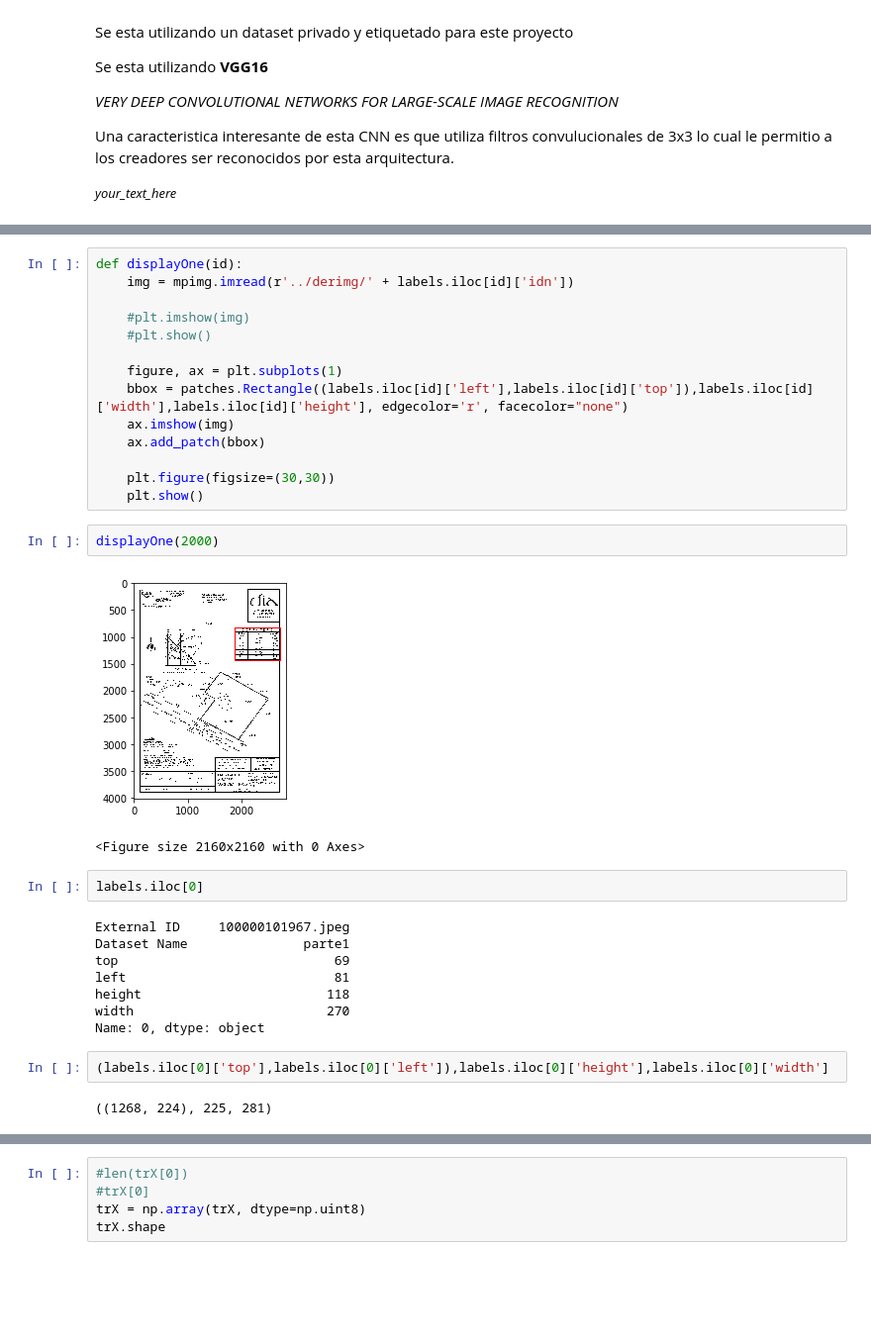
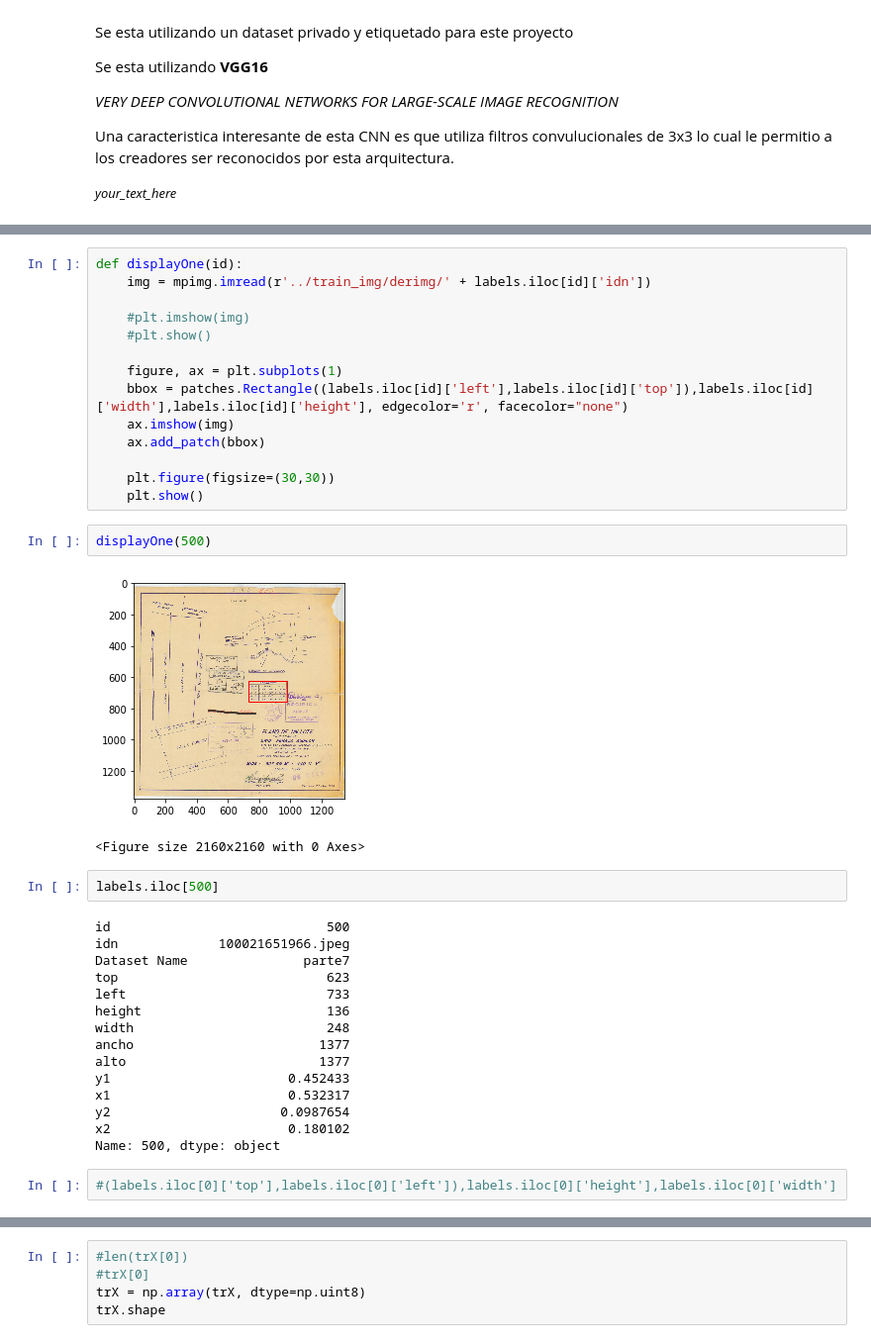
Before and after one commit to HectorMendia/StatisticalLearning2, a Jupyter notebook: ProyectoFinal/Parte2.ipynb, the cells around one changed output, grey strips where cells are left out. Shown at 99% size. Cells and saved outputs as stored; diff of their text form; blank space fills up the shorter version.

```diff
--- a/ProyectoFinal/Parte2.ipynb
+++ b/ProyectoFinal/Parte2.ipynb
@@ -54,6 +44,6 @@ labels[2000:2010]
 # %%
 def displayOne(id):
-    img = mpimg.imread(r'../derimg/' + labels.iloc[id]['idn'])
+    img = mpimg.imread(r'../train_img/derimg/' + labels.iloc[id]['idn'])
 
     #plt.imshow(img)
     #plt.show()
@@ -66,23 +56,28 @@ def displayOne(id):
     plt.figure(figsize=(30,30))
     plt.show()
 # %%
-displayOne(2000)
+displayOne(500)
 # %% [output]
-[figure, old version]
+[figure, new version]
 <Figure size 2160x2160 with 0 Axes>
 # %%
-labels.iloc[0]
+labels.iloc[500]
 # %% [output]
-External ID     100000101967.jpeg
-Dataset Name               parte1
-top                            69
-left                           81
-height                        118
-width                         270
-Name: 0, dtype: object
+id                            500
+idn             100021651966.jpeg
+Dataset Name               parte7
+top                           623
+left                          733
+height                        136
+width                         248
+ancho                        1377
+alto                         1377
+y1                       0.452433
+x1                       0.532317
+y2                      0.0987654
+x2                       0.180102
+Name: 500, dtype: object
 # %%
-(labels.iloc[0]['top'],labels.iloc[0]['left']),labels.iloc[0]['height'],labels.iloc[0]['width']
+#(labels.iloc[0]['top'],labels.iloc[0]['left']),labels.iloc[0]['height'],labels.iloc[0]['width']
-# %% [output]
-((1268, 224), 225, 281)
 # %%
 # Carga de bboxes
```
Also changed, not shown: parts of 24 cells of this notebook.
